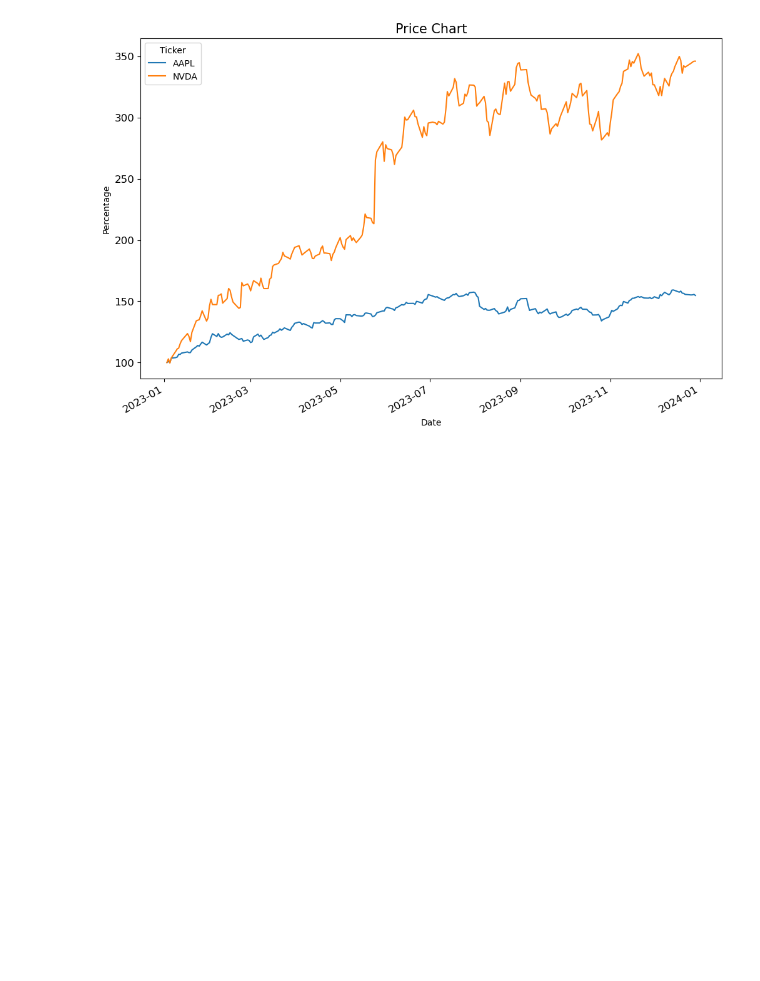
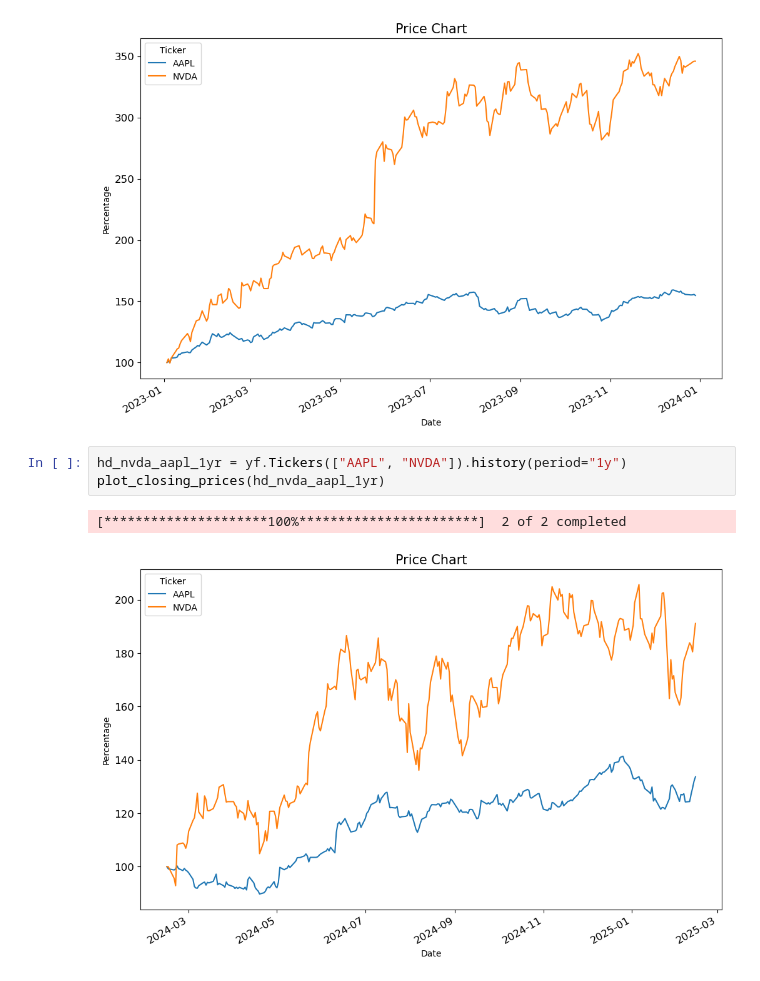
Before and after one commit to luigiselmi/finstat, a Jupyter notebook: yahoo_finance.ipynb, the cells around one changed output. Saved outputs shown, nothing was run; the diff lists cells and outputs as text; blank space fills up the shorter version.

```diff
--- a/yahoo_finance.ipynb
+++ b/yahoo_finance.ipynb
@@ -200,3 +201,9 @@ def plot_closing_prices(data):
 plot_closing_prices(hd_nvda_aapl)
 # %% [output]
 [figure]
+# %%
+hd_nvda_aapl_1yr = yf.Tickers(["AAPL", "NVDA"]).history(period="1y")
+plot_closing_prices(hd_nvda_aapl_1yr)
+# %% [output]
+[*********************100%***********************]  2 of 2 completed
+[figure, added]
```
Also changed, not shown: parts of 6 cells of this notebook.
